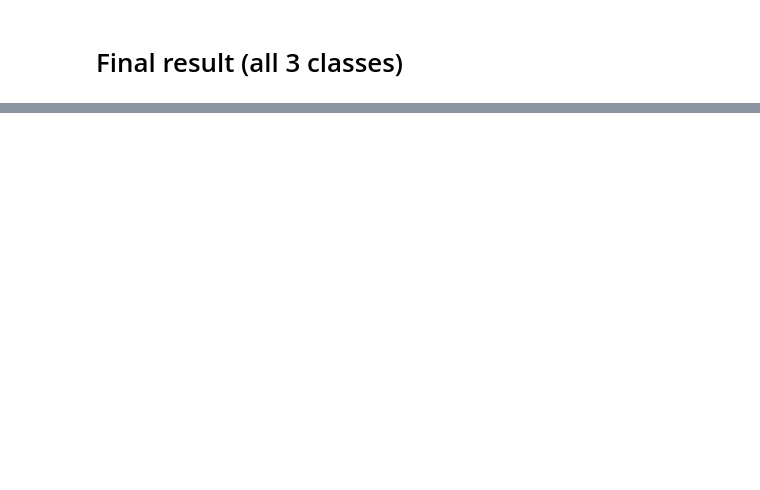
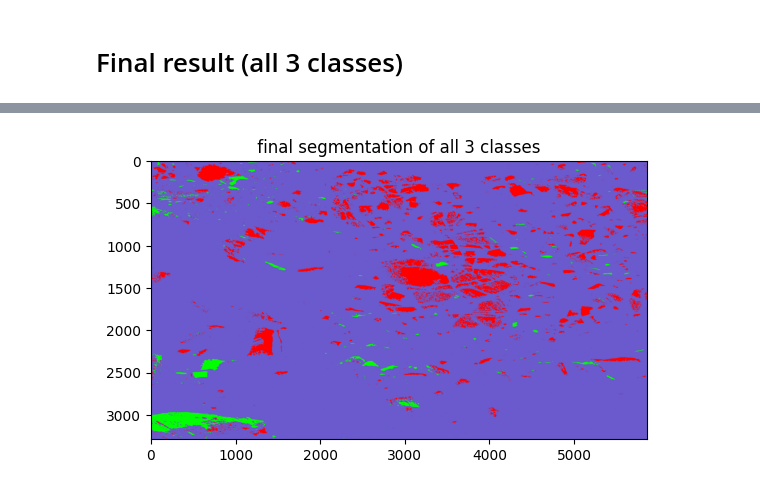
Before and after one commit to ananyaverma2/mars_terrain_segmentation, a Jupyter notebook: main.ipynb, the cells around one changed output, grey strips where cells are left out. Saved outputs shown, nothing was run; the diff lists cells and outputs as text; code cells hidden in the pictures; blank space fills up the shorter version.

```diff
--- a/main.ipynb
+++ b/main.ipynb
@@ -236,0 +231,22 @@ plt.imsave("final_results/final_Seg_all_3_classes.jpg", final_seg_all_classes)
+# %%
+final_seg_all_classes_denoise = seg_with_knn.copy()
+# Create the erosion kernel to remove noise
+kernel_denoise = np.ones((5,5), np.uint8)
+# Erode the image
+eroded_all_classes_denoise = cv2.erode(final_seg_all_classes_denoise, kernel_denoise, iterations=1)
+# Dilate the image
+# dilated_all_classes_denoise = cv2.dilate(eroded_all_classes_denoise,kernel_denoise, iterations=1)
+
+final_seg_all_classes_denoise = eroded_all_classes_denoise.copy()
+for i in range(final_seg_all_classes_denoise.shape[0]):
+    for j in range(final_seg_all_classes_denoise.shape[1]):
+        if final_seg_all_classes_denoise[i][j][0] == 0 and final_seg_all_classes_denoise[i][j][1] == 0 and final_seg_all_classes_denoise[i][j][2] == 0:
+            #giving the class sand blue color
+            final_seg_all_classes_denoise[i][j] = [106,90,205]
+
+plt.imshow(final_seg_all_classes_denoise)
+plt.title(" final segmentation of all 3 classes ")
+plt.show()
+plt.imsave("final_results/final_Seg_all_3_classes_denoise.jpg", final_seg_all_classes_denoise)
+# %% [output]
+[figure, added]
```
Also changed, not shown: parts of 5 cells of this notebook.
